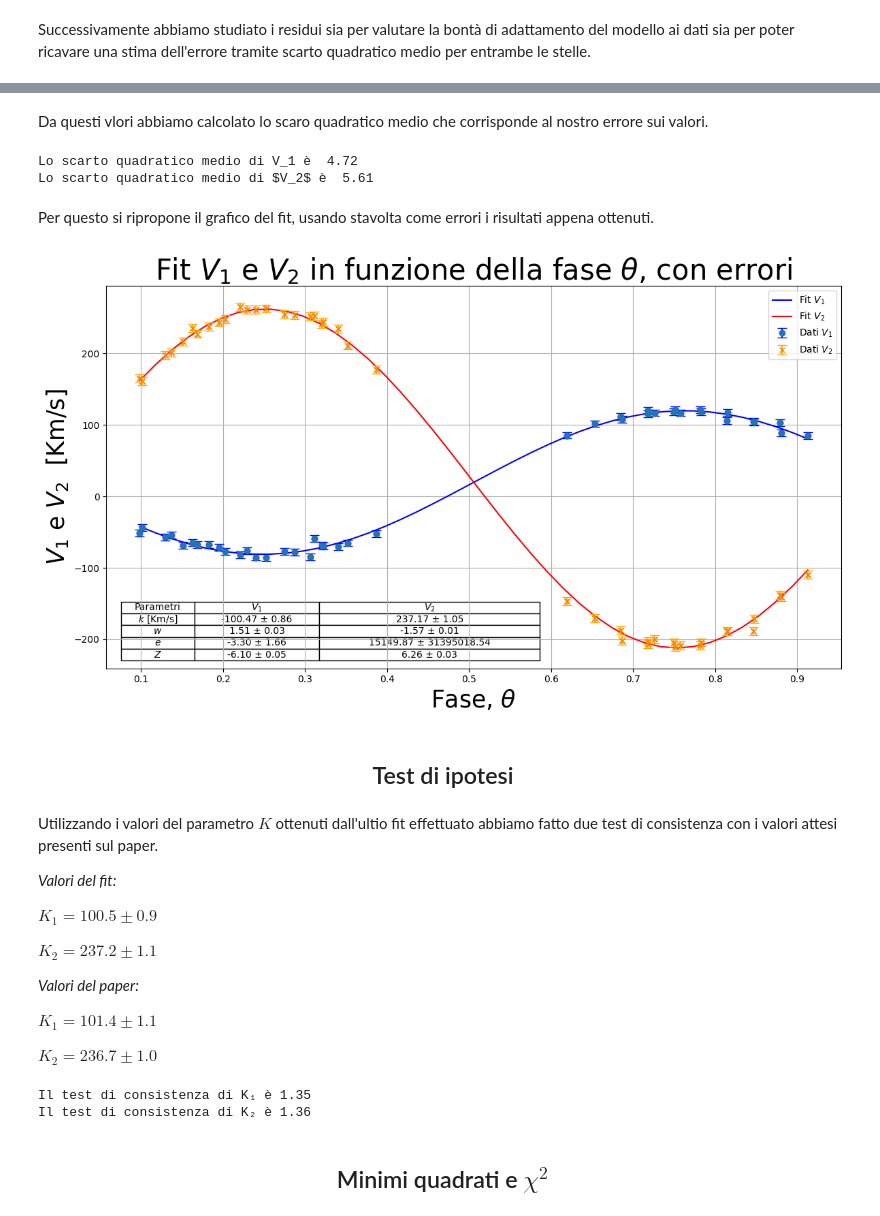
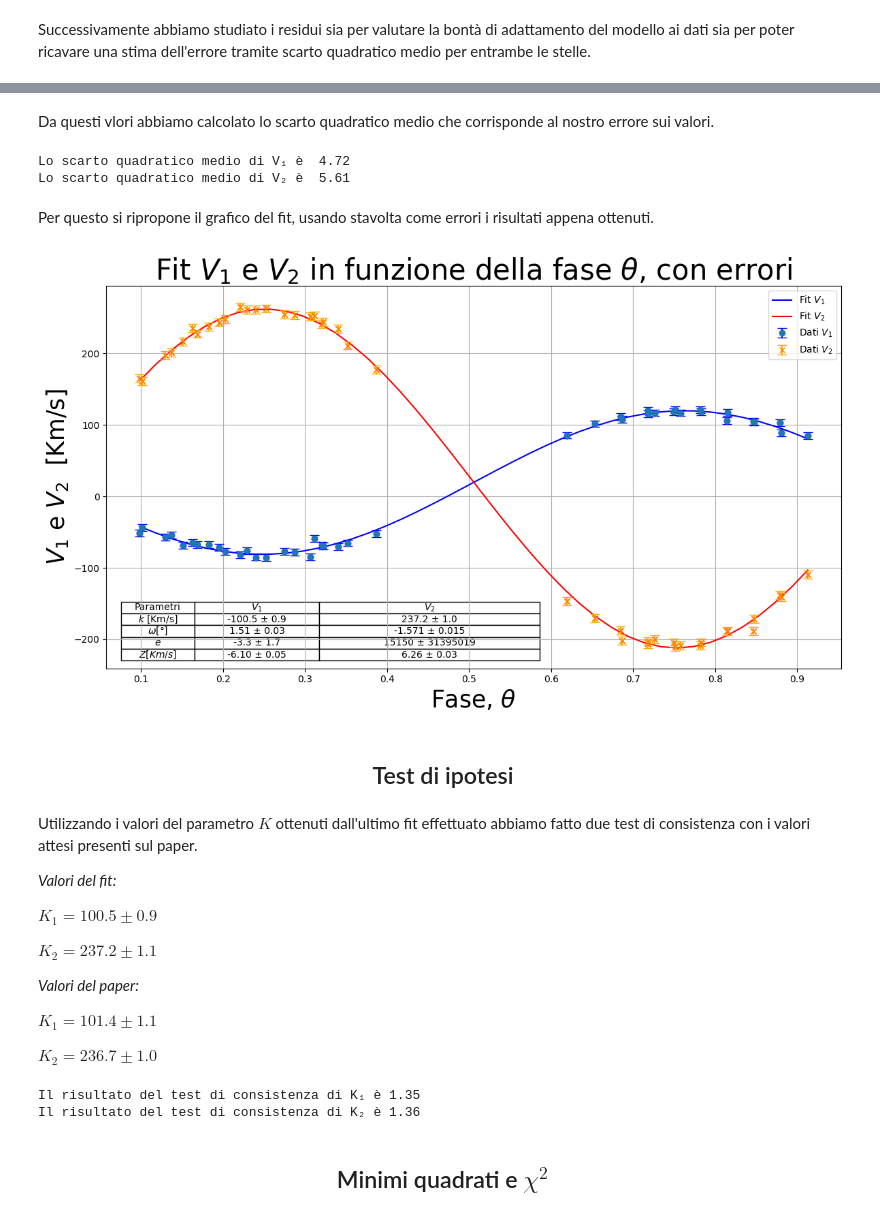
Before and after one commit to Sebyiossa/Progetto-Analisi-dati-2024, a Jupyter notebook: Progetti analisi statistica dei dati -Stelle Binarie.ipynb, the cells around one changed output, grey strips where cells are left out. Drawn from its saved outputs; the diff is of its cells as text; code cells hidden in the pictures.

```diff
--- a/Progetti analisi statistica dei dati -Stelle Binarie.ipynb
+++ b/Progetti analisi statistica dei dati -Stelle Binarie.ipynb
@@ -273,15 +283,15 @@ I residui di$V_2$sono: [ -1.32033236  -3.28078761   8.6659697    3.21360368   3.
   -5.20156071   3.4483626    8.33505108   6.92965862   0.62097998
   -2.796314     5.05443461]
 # %% [markdown]
-Da questi vlori abbiamo calcolato lo scaro quadratico medio che corrisponde al nostro errore sui valori.
+Da questi vlori abbiamo calcolato lo scarto quadratico medio che corrisponde al nostro errore sui valori.
 # %%
 sqm_V1=np.sqrt(np.var(residui_V1))
 sqm_V2=np.sqrt(np.var(residui_V2))
-print(f"Lo scarto quadratico medio di V_1 è ", f"{sqm_V1:.2f}")
-print(f"Lo scarto quadratico medio di $V_2$ è ", f"{sqm_V2:.2f}")
+print(f"Lo scarto quadratico medio di V₁ è ", f"{sqm_V1:.2f}")
+print(f"Lo scarto quadratico medio di V₂ è ", f"{sqm_V2:.2f} \n")
 # %% [output]
-Lo scarto quadratico medio di V_1 è  4.72
-Lo scarto quadratico medio di $V_2$ è  5.61
+Lo scarto quadratico medio di V₁ è  4.72
+Lo scarto quadratico medio di V₂ è  5.61
 # %% [markdown]
 Per questo si ripropone il grafico del fit, usando stavolta come errori i risultati appena ottenuti.
 # %%
@@ -290,75 +300,71 @@ import pandas as pd
 import matplotlib.pyplot as plt
 from scipy.optimize import curve_fit
 
-# Supponiamo che df, err_V1 e err_V2 siano già definiti
+
 Fase
 V1
 V2
 errore_V1 = sqm_V1
 errore_V2 = sqm_V2
 
-# Funzione fit
-def model(Fase, k, w, e, Z):
-    return k * (np.cos(Z * Fase + w) + e * np.cos(w))
 
-# Fit per V1 usando gli errori
+def model(Fase, k, ω, e, Z):
+    return k * (np.cos(Z * Fase + ω) + e * np.cos(ω))
+
+
 popt_V1, pcov_V1 = curve_fit(model, Fase, V1, sigma=errore_V1, absolute_sigma=True)
-K_opt_V1, w_opt_V1, e_opt_V1, Z_opt_V1 = popt_V1
+K_opt_V1, ω_opt_V1, e_opt_V1, Z_opt_V1 = popt_V1
 perR_V1 = np.sqrt(np.diag(pcov_V1))
 
-# Fit per V2 usando gli errori
+
 popt_V2, pcov_V2 = curve_fit(model, Fase, V2, sigma=errore_V2, absolute_sigma=True, maxfev=5000)
-K_opt_V2, w_opt_V2, e_opt_V2, Z_opt_V2 = popt_V2
+K_opt_V2, ω_opt_V2, e_opt_V2, Z_opt_V2 = popt_V2
 perR_V2 = np.sqrt(np.diag(pcov_V2))
 
-# Grafico
+
 plt.figure(figsize=(12,7))
 
-# Fit V1
+
 Fase_fit = np.linspace(min(Fase), max(Fase), 42)
 V1_fit = model(Fase_fit, *popt_V1)
 plt.plot(Fase_fit, V1_fit, color='blue', label='Fit $V_1$')
 plt.scatter(Fase, V1, color='blue')
 plt.errorbar(Fase, V1, yerr=errore_V1, fmt='o', label='Dati $V_1$', capsize=5, ecolor='b')
 
-# Fit V2
+
 V2_fit = model(Fase_fit, *popt_V2)
 plt.plot(Fase_fit, V2_fit, color='red', label='Fit $V_2$')
 plt.scatter(Fase, V2, marker='x', color='orange')
 plt.errorbar(Fase, V2, yerr=errore_V2, fmt='x', label='Dati $V_2$', capsize=5, ecolor='orange')
 
-# Assi
+
 plt.xlabel('Fase, $\\theta$', fontsize=25)
 plt.ylabel('$V_1$ e $V_2$  [Km/s]', fontsize=25)
 plt.legend()
 plt.grid(True)
 plt.title('Fit $V_1$ e $V_2$ in funzione della fase $\\theta$, con errori', fontsize=30)
 
-# Tabella con i dati ottenuti fit
+
 table_data = [
     ["Parametri", "$V_1$", "$V_2$"],
-    ["$k$ [Km/s]", f"{K_opt_V1:.2f} ± {perR_V1[0]:.2f}", f"{K_opt_V2:.2f} ± {perR_V2[0]:.2f}"],
-    ["$w$", f"{w_opt_V1:.2f} ± {perR_V1[1]:.2f}", f"{w_opt_V2:.2f} ± {perR_V2[1]:.2f}"],
-    ["$e$", f"{e_opt_V1:.2f} ± {perR_V1[2]:.2f}", f"{e_opt_V2:.2f} ± {perR_V2[2]:.2f}"],
-    ["$Z$", f"{Z_opt_V1:.2f} ± {perR_V1[3]:.2f}", f"{Z_opt_V2:.2f} ± {perR_V2[3]:.2f}"]
+    ["$k$ [Km/s]", f"{K_opt_V1:.1f} ± {perR_V1[0]:.1f}", f"{K_opt_V2:.1f} ± {perR_V2[0]:.1f}"],
+    ["$ω [°]$", f"{ω_opt_V1:.2f} ± {perR_V1[1]:.2f}", f"{ω_opt_V2:.3f} ± {perR_V2[1]:.3f}"],
+    ["$e$", f"{e_opt_V1:.1f} ± {perR_V1[2]:.1f}", f"{e_opt_V2:.0f} ± {perR_V2[2]:.0f}"],
+    ["$Z [Km/s] $", f"{Z_opt_V1:.2f} ± {perR_V1[3]:.2f}", f"{Z_opt_V2:.2f} ± {perR_V2[3]:.2f}"]
 ]
 
-# Tabella dati
+
 plt.table(cellText=table_data, colWidths=[0.1, 0.17, 0.3], loc='lower left', cellLoc='center')
 
-# Show grafico
+
 plt.tight_layout()
 plt.show()
-
-# Print caratteri ottimali con errori
-#print(f'Parametri ottimali per V_1: k [Km/s] = {K_opt_V1} ± {perR_V1[0]}')
-#print(f'Parametri ottimali per V_2: k [Km/s]= {K_opt_V2} ± {perR_V2[0]}')
 # %% [output]
-[figure, old version]
+[figure, new version]
 # %% [markdown]
 ## <center> Test di ipotesi
 # %% [markdown]
-Utilizzando i valori del parametro $K$ ottenuti dall'ultio fit effettuato abbiamo fatto due test di consistenza con i valori attesi presenti sul paper.
+Utilizzando i valori del parametro $K$ ottenuti dall'ultimo fit effettuato abbiamo fatto due test di consistenza con i valori attesi presenti sul paper.
 
 _Valori del fit:_
 
@@ -382,11 +388,11 @@ err_val_sper_V1=perR_V1[0]
 err_val_sper_V2=perR_V2[0]
 test_hp_v1 = np.abs(Valore_atteso_k1 + Valore_sperimentale_V1) / np.sqrt(er_t_k1**2-err_val_sper_V1**2)
 test_hp_v2 = np.abs(Valore_atteso_k2 - Valore_sperimentale_V2) / np.sqrt(err_val_sper_V2**2-er_t_k2**2)
-print(f"Il test di consistenza di K₁ è {test_hp_v1:.2f}")
-print(f"Il test di consistenza di K₂ è {test_hp_v2:.2f}")
+print(f"Il risultato del test di consistenza di K₁ è {test_hp_v1:.2f}")
+print(f"Il risultato del test di consistenza di K₂ è {test_hp_v2:.2f} \n")
 # %% [output]
-Il test di consistenza di K₁ è 1.35
-Il test di consistenza di K₂ è 1.36
+Il risultato del test di consistenza di K₁ è 1.35
+Il risultato del test di consistenza di K₂ è 1.36
 # %% [markdown]
 ## <center> Minimi quadrati e $\chi^2$
 # %% [markdown]
```
Also changed, not shown: parts of 47 cells of this notebook.
